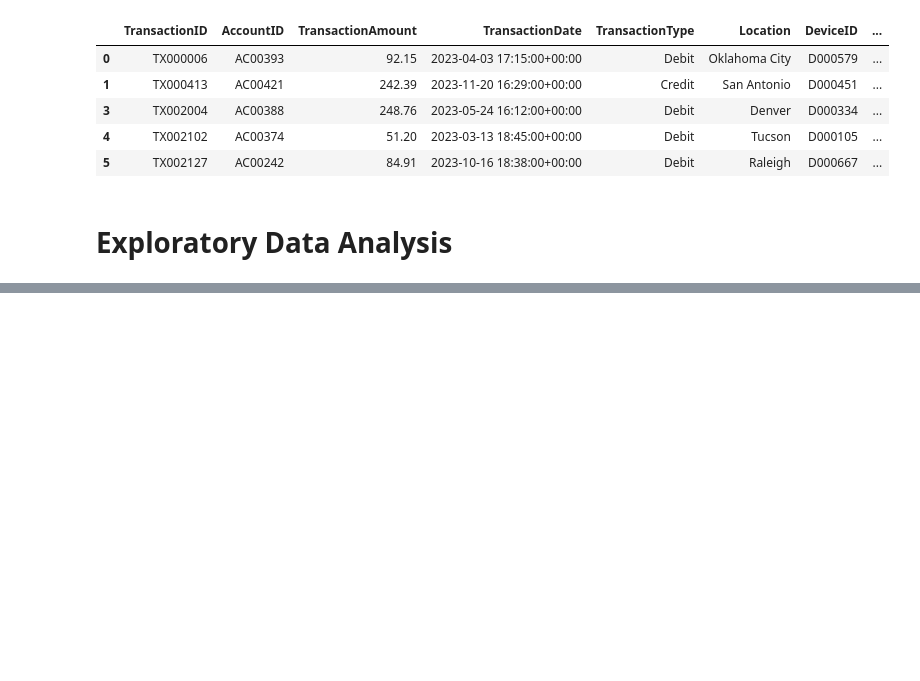
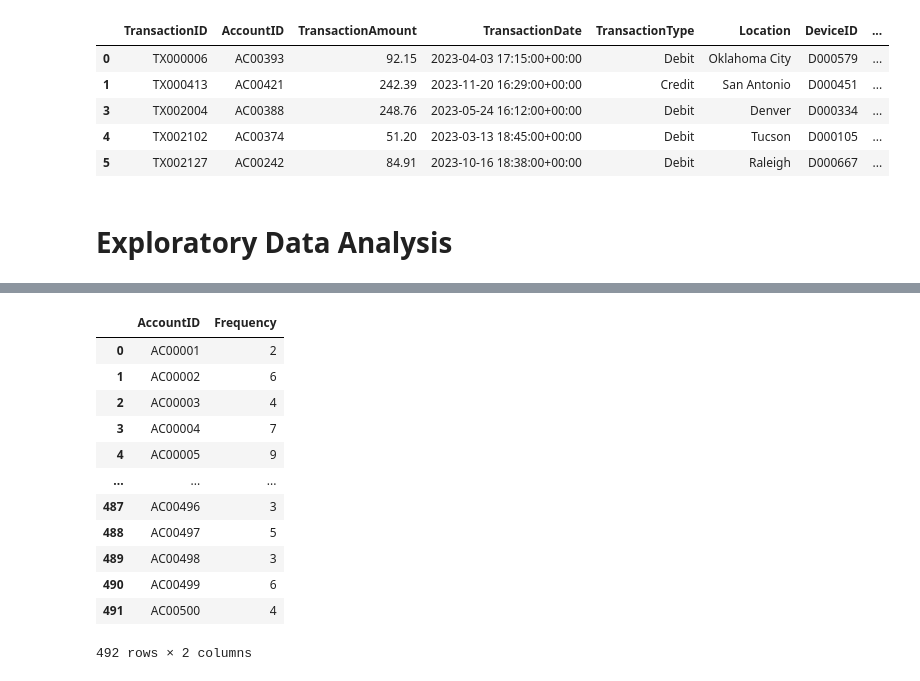
Before and after one commit to Sodiqlef/Customer-Transaction-Analysis, a Jupyter notebook: Kmeans-modeling.ipynb, the cells around one changed output, grey strips where cells are left out. Saved outputs shown, nothing was run; the diff lists cells and outputs as text; code cells hidden in the pictures; blank space fills up the shorter version.

```diff
--- a/Kmeans-modeling.ipynb
+++ b/Kmeans-modeling.ipynb
@@ -265,0 +302,20 @@ df.head()
+# %%
+# Create the Frequency data frame
+frequency_df = df.groupby(df["AccountID"])["TransactionID"].count().reset_index()
+frequency_df["Frequency"] = frequency_df["TransactionID"]
+frequency_df.drop(columns=["TransactionID"], inplace=True)
+frequency_df
+# %% [output]
+|  | AccountID | Frequency |
+| 0 | AC00001 | 2 |
+| 1 | AC00002 | 6 |
+| 2 | AC00003 | 4 |
+| 3 | AC00004 | 7 |
+| 4 | AC00005 | 9 |
+| ... | ... | ... |
+| 487 | AC00496 | 3 |
+| 488 | AC00497 | 5 |
+| 489 | AC00498 | 3 |
+| 490 | AC00499 | 6 |
+| 491 | AC00500 | 4 |
+492 rows × 2 columns
```
Also changed, not shown: parts of 6 cells of this notebook.
